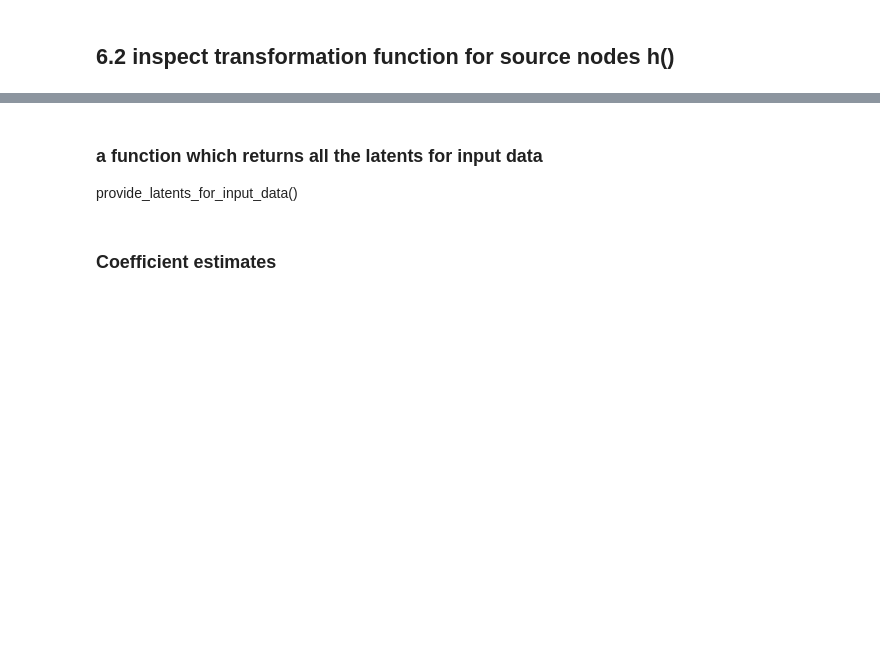
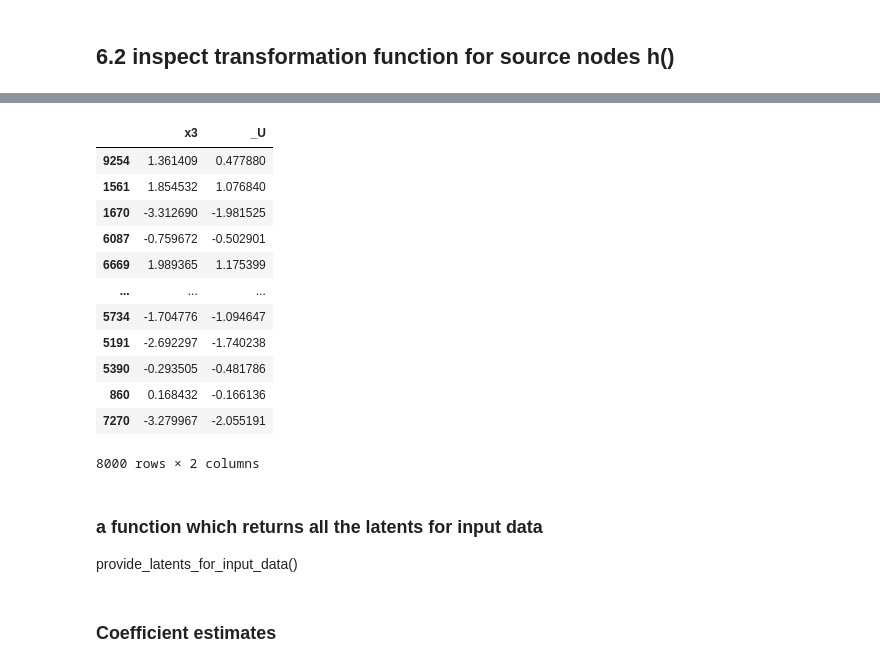
Before and after one commit to buehlpa/TramDag, a Jupyter notebook: working_version.ipynb, the cells around one changed output, grey strips where cells are left out. Cells and saved outputs as stored; diff of their text form; code cells hidden in the pictures; blank space fills up the shorter version.

```diff
--- a/working_version.ipynb
+++ b/working_version.ipynb
@@ -426,3 +479,19 @@ provide_latents_for_input_data(
+# %%
+train_latents_df
+# %% [output]
+|  | x3 | _U |
+| 9254 | 1.361409 | 0.477880 |
+| 1561 | 1.854532 | 1.076840 |
+| 1670 | -3.312690 | -1.981525 |
+| 6087 | -0.759672 | -0.502901 |
+| 6669 | 1.989365 | 1.175399 |
+| ... | ... | ... |
+| 5734 | -1.704776 | -1.094647 |
+| 5191 | -2.692297 | -1.740238 |
+| 5390 | -0.293505 | -0.481786 |
+| 860 | 0.168432 | -0.166136 |
+| 7270 | -3.279967 | -2.055191 |
+8000 rows × 2 columns
 # %% [markdown]
 ### a function which returns all the latents for input data
 
```
Also changed, not shown: parts of 13 cells of this notebook, 11 other files.
